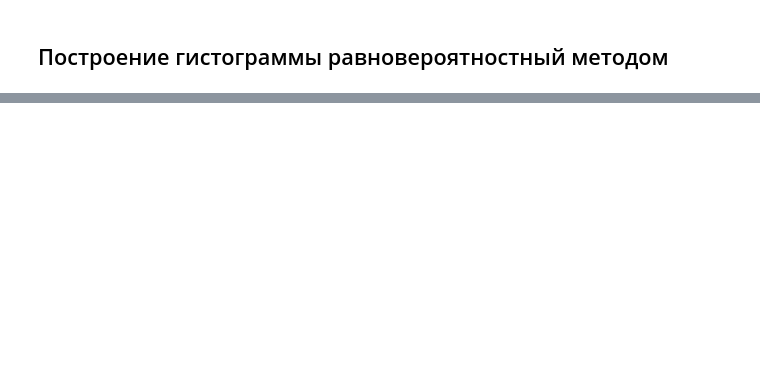
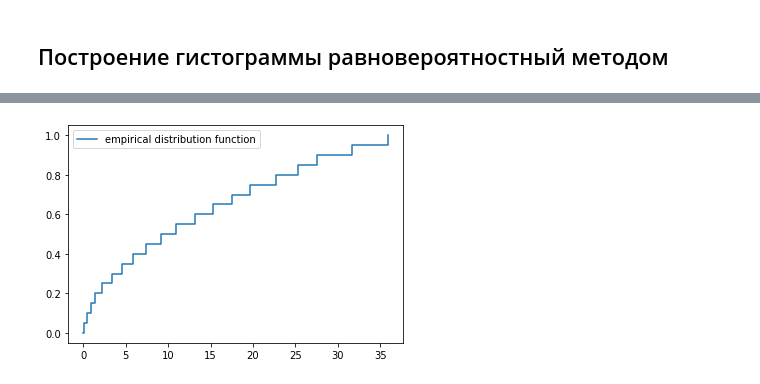
Before and after one commit to tsudd/statistics-tasks, a Jupyter notebook: task2/lab2.ipynb, the cells around one changed output, grey strips where cells are left out. Saved outputs shown, nothing was run; the diff lists cells and outputs as text; code cells hidden in the pictures; blank space fills up the shorter version.

```diff
--- a/task2/lab2.ipynb
+++ b/task2/lab2.ipynb
@@ -212,3 +238,7 @@ make_polygon(ei, eam, "polygon of equal prob.")
+# %%
+make_emperical_plot(ei, eam, "empirical distribution function", False)
+# %% [output]
+[figure, added]
 # %%
 comp(ei, eam)
 # %% [output]
```
Also changed, not shown: parts of 10 cells of this notebook.
